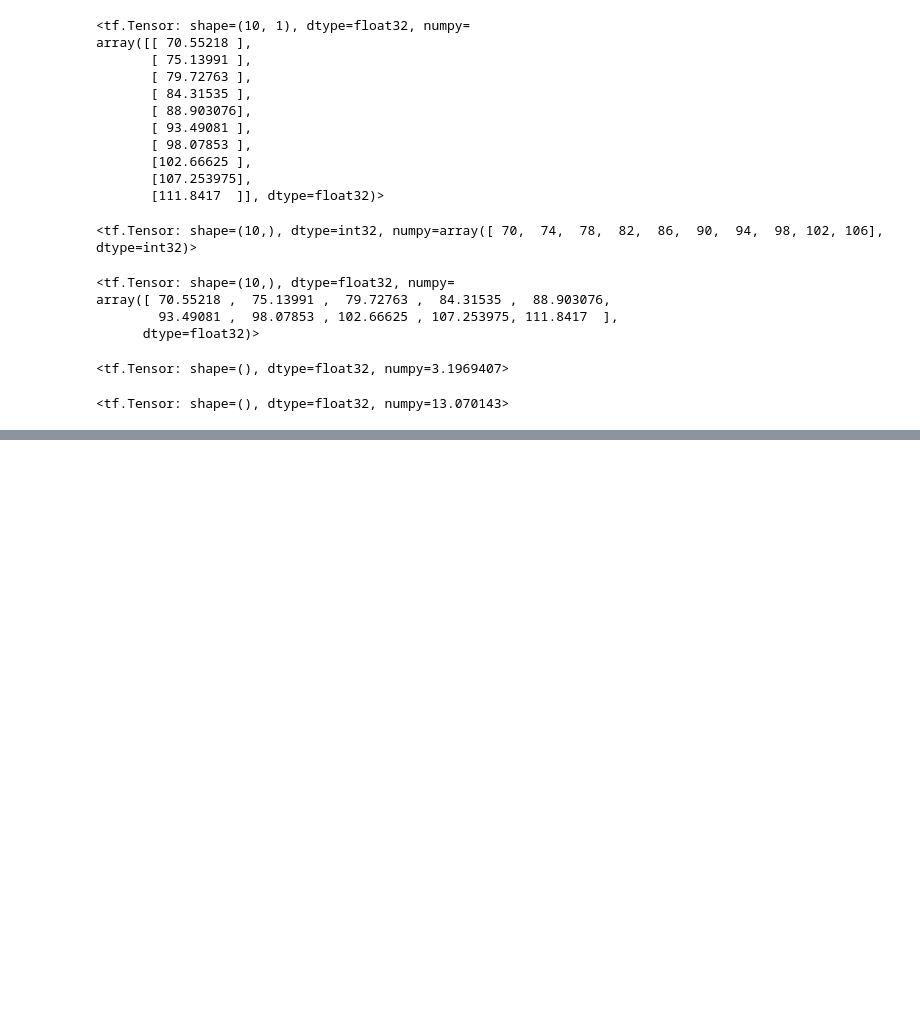
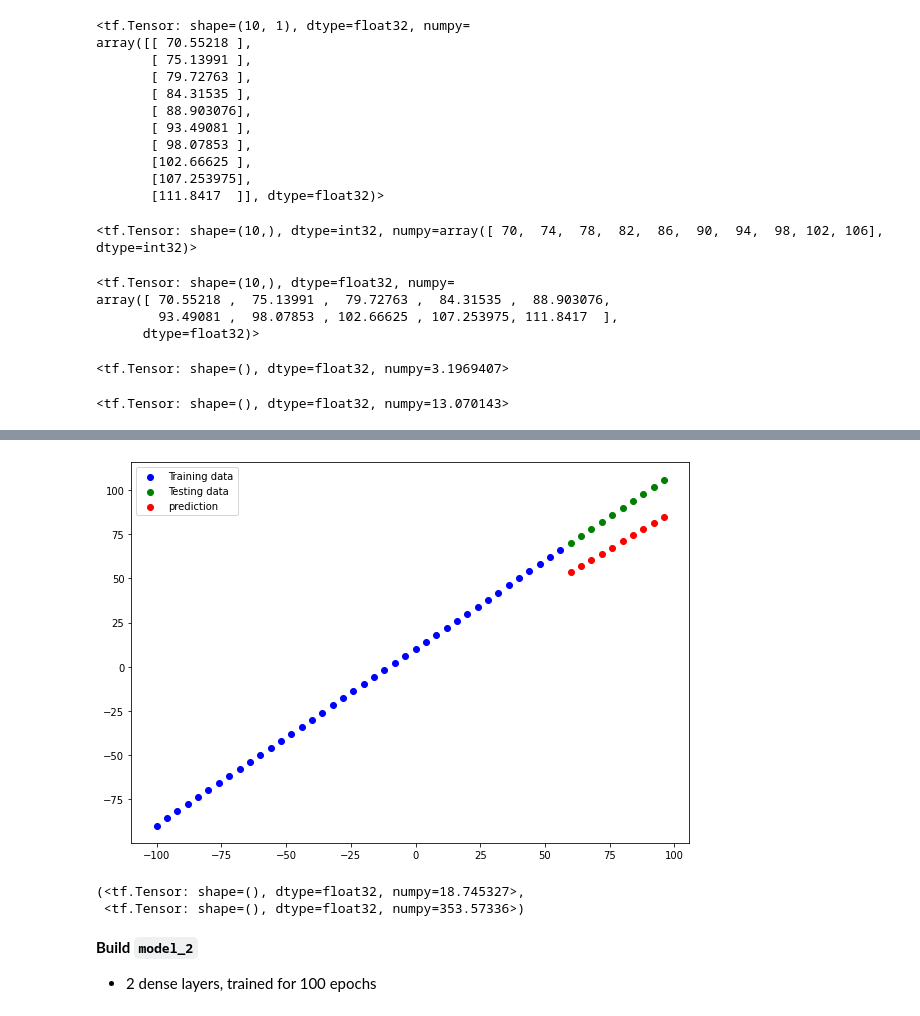
Before and after one commit to kianakiaei/TensorFlow, a Jupyter notebook: 01_neural_network_regression_with_tensorflow_.ipynb, the cells around one changed output, grey strips where cells are left out. Saved outputs shown, nothing was run; the diff lists cells and outputs as text; code cells hidden in the pictures; blank space fills up the shorter version.

Commit message:
Improve our model

```diff
--- a/01_neural_network_regression_with_tensorflow_.ipynb
+++ b/01_neural_network_regression_with_tensorflow_.ipynb
@@ -759,0 +778,16 @@ def mse(y_true, y_pred):
+# %%
+# Set random seed
+tf.random.set_seed(42)
+
+# 1. Create the model
+model_1 = tf.keras.Sequential([
+                             tf.keras.layers.Dense(1)
+])
+
+# 2. Compile the model
+model_1.compile(loss=tf.keras.losses.mae,
+              optimizer=tf.keras.optimizers.SGD(),
+              metrics=["mae"])
+
+# 3. Fit the model
+model_1.fit(x_train, y_train, epochs=100)
@@ -759,0 +813,18 @@ def mse(y_true, y_pred):
+# %%
+# Make and plot predictions for model_1
+y_pred_1 = model_1.predict(x_test)
+plot_predictions(predictions=y_pred_1)
+# %% [output]
+[figure, added]
+# %%
+# Calculate model_1 evaluation metrics
+mae_1 = mae(y_test, y_pred_1)
+mse_1 = mse(y_test, y_pred_1)
+mae_1, mse_1
+# %% [output]
+(<tf.Tensor: shape=(), dtype=float32, numpy=18.745327>,
+ <tf.Tensor: shape=(), dtype=float32, numpy=353.57336>)
+# %% [markdown]
+**Build `model_2`**
+
+* 2 dense layers, trained for 100 epochs
```
Also changed, not shown: parts of 18 cells of this notebook.
